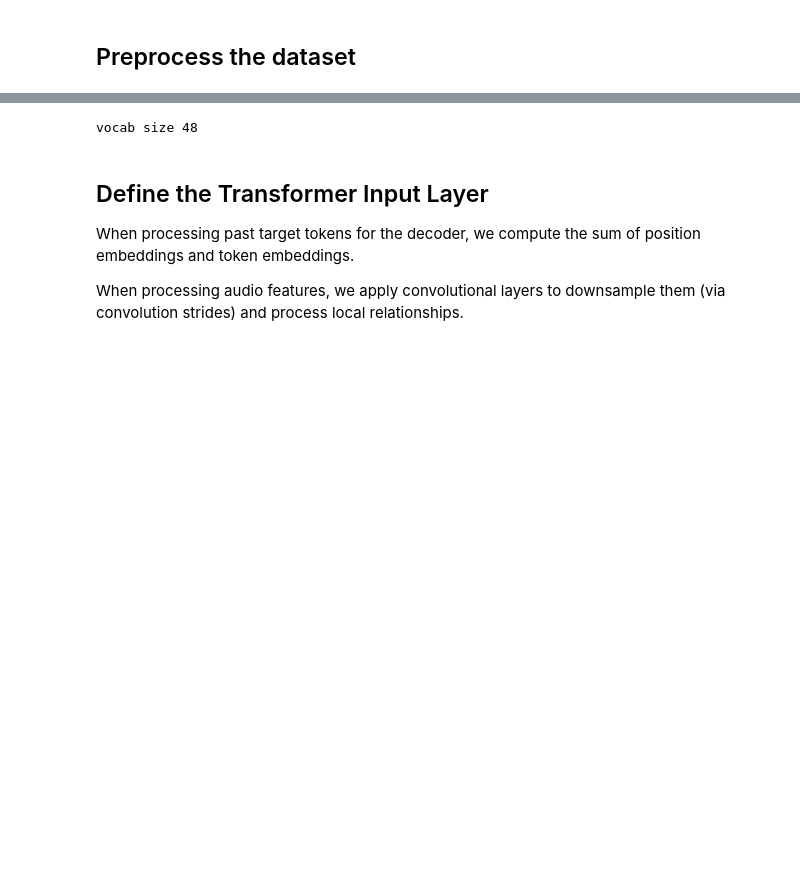
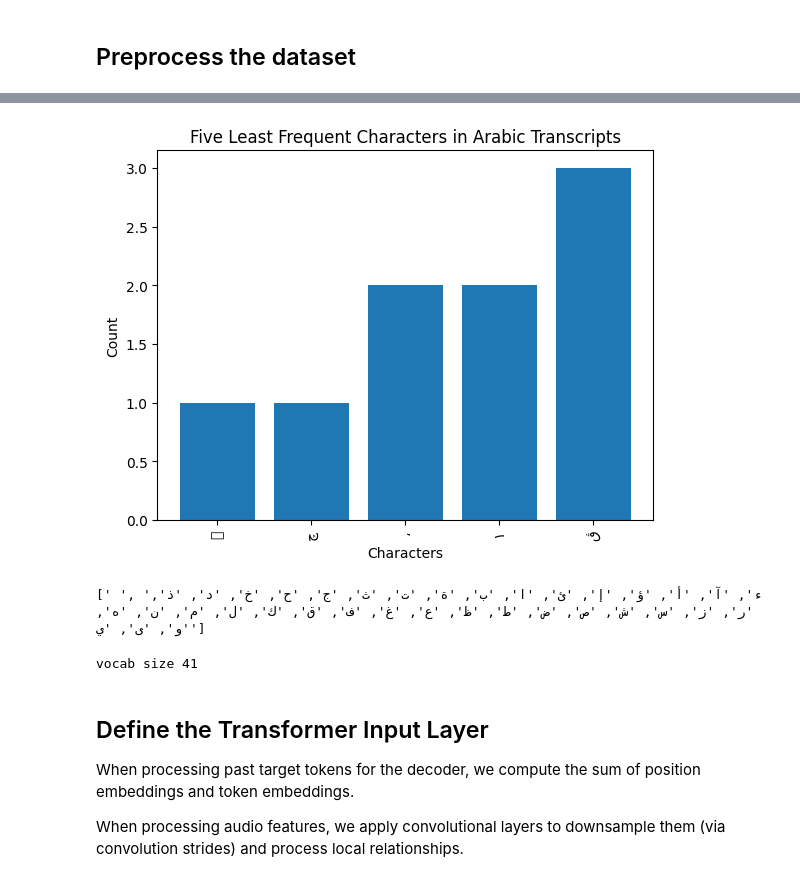
Before and after one commit to Belal-Safy/MTC-AIC-Phase1, a Jupyter notebook: Final Notebook.ipynb, the cells around one changed output, grey strips where cells are left out. Saved outputs shown, nothing was run; the diff lists cells and outputs as text; code cells hidden in the pictures; blank space fills up the shorter version.

```diff
--- a/Final Notebook.ipynb
+++ b/Final Notebook.ipynb
@@ -106,0 +145,21 @@ transcripts
+# %%
+# Sort the character counts dictionary by value in ascending order
+sorted_counts = sorted(character_counts.items(), key=lambda x: x[1])
+
+# Get the five least frequent characters and their counts
+least_frequent = dict(sorted_counts[:5])
+
+# Create bar chart for the least frequent characters
+plt.bar(least_frequent.keys(), least_frequent.values())
+plt.xlabel('Characters')
+plt.ylabel('Count')
+plt.title('Five Least Frequent Characters in Arabic Transcripts')
+plt.xticks(rotation=90)
+plt.show()
+# %% [output]
+[figure, added]
+# %%
+characters = [char for char in characters if char not in least_frequent]
+print(characters)
+# %% [output]
+[' ', 'ء', 'آ', 'أ', 'ؤ', 'إ', 'ئ', 'ا', 'ب', 'ة', 'ت', 'ث', 'ج', 'ح', 'خ', 'د', 'ذ', 'ر', 'ز', 'س', 'ش', 'ص', 'ض', 'ط', 'ظ', 'ع', 'غ', 'ف', 'ق', 'ك', 'ل', 'م', 'ن', 'ه', 'و', 'ى', 'ي']
@@ -108,7 +175,7 @@ transcripts
 class VectorizeChar:
     def __init__(self, max_len=50):
         # Arabic characters and special tokens
-        self.vocab = ["-", "#", "<", ">"] + all_chars
+        self.vocab = ["-", "#", "<", ">"] + characters
         self.max_len = max_len
         self.char_to_idx = {ch: i for i, ch in enumerate(self.vocab)}
 
@@ -127,59 +194,5 @@ max_target_len = 200  # all transcripts in out data are < 200 characters
 data = get_data(audio_files_train, id_to_text, max_target_len)
 vectorizer = VectorizeChar(max_target_len)
 print("vocab size", len(vectorizer.get_vocabulary()))
-
-
-def create_text_ds(data):
-    texts = [_["text"] for _ in data]
-    text_ds = [vectorizer(t) for t in texts]
-    text_ds = tf.data.Dataset.from_tensor_slices(text_ds)
-    return text_ds
-
-
-def path_to_audio(path):
-    # spectrogram using stft
-    audio = tf.io.read_file(path)
-    audio, _ = tf.audio.decode_wav(audio, 1)
-    audio = tf.squeeze(audio, axis=-1)
-    stfts = tf.signal.stft(audio, frame_length=200, frame_step=80, fft_length=256)
-    x = tf.math.pow(tf.abs(stfts), 0.5)
-
-    # normalization with epsilon to avoid NaNs
-    epsilon = 1e-10
-    means = tf.math.reduce_mean(x, 1, keepdims=True)
-    stddevs = tf.math.reduce_std(x, 1, keepdims=True) + epsilon
-    x = (x - means) / stddevs
-
-    # padding to 10 seconds
-    pad_len = 2754
-    paddings = tf.constant([[0, pad_len], [0, 0]])
-    x = tf.pad(x, paddings, "CONSTANT")[:pad_len, :]
-
-    return x
-
-
-
-def create_audio_ds(data):
-    flist = [_["audio"] for _ in data]
-    audio_ds = tf.data.Dataset.from_tensor_slices(flist)
-    audio_ds = audio_ds.map(path_to_audio, num_parallel_calls=tf.data.AUTOTUNE)
-    return audio_ds
-
-
-def create_tf_dataset(data, bs=4):
-    audio_ds = create_audio_ds(data)
-    text_ds = create_text_ds(data)
-    ds = tf.data.Dataset.zip((audio_ds, text_ds))
-    ds = ds.map(lambda x, y: {"source": x, "target": y})
-    ds = ds.batch(bs)
-    ds = ds.prefetch(tf.data.AUTOTUNE)
-    return ds
-
-
-split = int(len(data) * 0.99)
-train_data = data[:split]
-test_data = data[split:]
-ds = create_tf_dataset(train_data, bs=64)
-val_ds = create_tf_dataset(test_data, bs=4)
 # %% [output]
-vocab size 48
+vocab size 41
```
Also changed, not shown: parts of 13 cells of this notebook.
